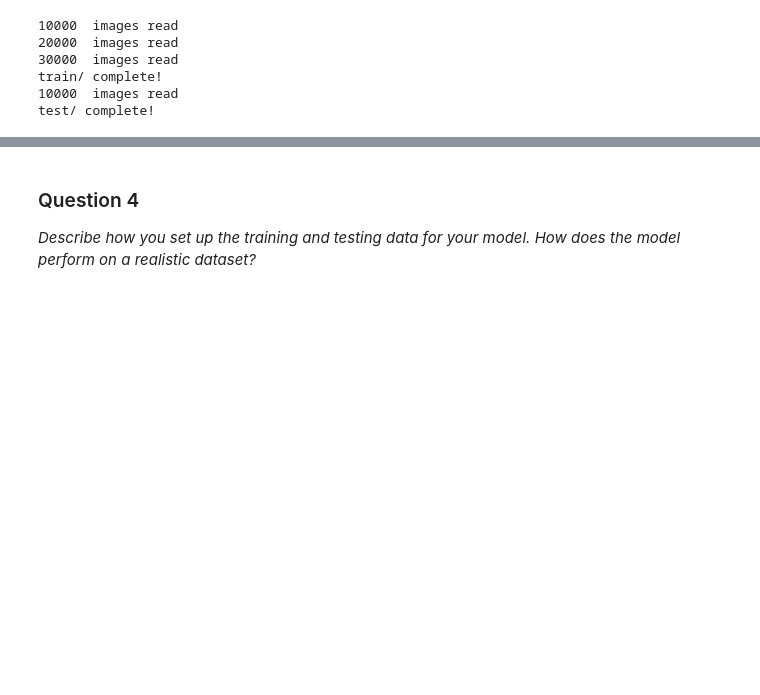
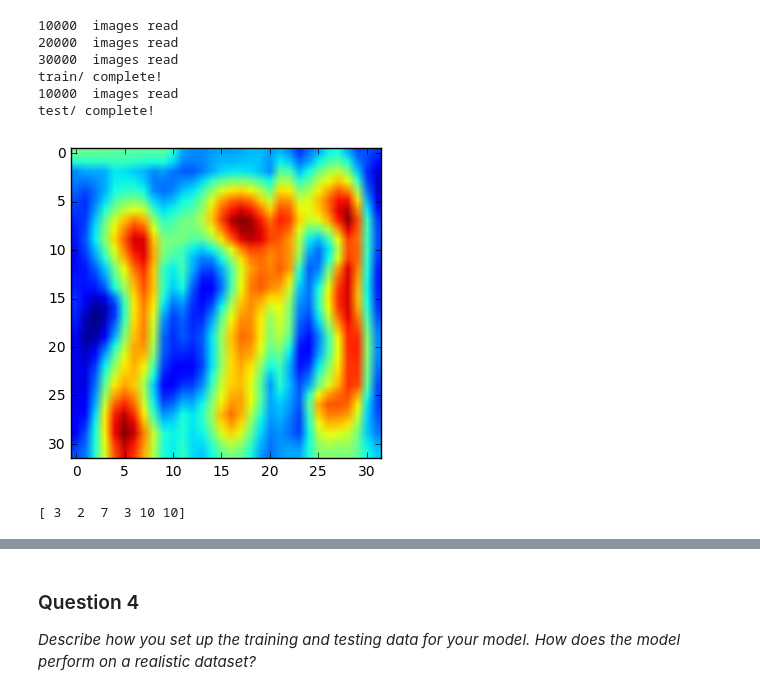
Before and after one commit to kscasado/Udacity_Machine_Learning, a Jupyter notebook: digit_recognition/digit_recognition.ipynb, the cells around one changed output, grey strips where cells are left out. Saved outputs shown, nothing was run; the diff lists cells and outputs as text; code cells hidden in the pictures; blank space fills up the shorter version.

```diff
--- a/digit_recognition/digit_recognition.ipynb
+++ b/digit_recognition/digit_recognition.ipynb
@@ -436,0 +439,12 @@ svnh_processed_test_labels = process_labels(svnh_test_labels['label'])
+# %%
+from matplotlib.pyplot import imshow
+from matplotlib import pyplot as plt
+%matplotlib inline
+sample = train_dataset[18000,:,:,:]
+sample = sample.reshape(sample.shape[0], sample.shape[1],).astype(np.float32)
+plt.imshow(sample)
+plt.show()
+print(train_labels[18000])
+# %% [output]
+[figure, added]
+[ 3  2  7  3 10 10]
```
Also changed, not shown: parts of 10 cells of this notebook.
